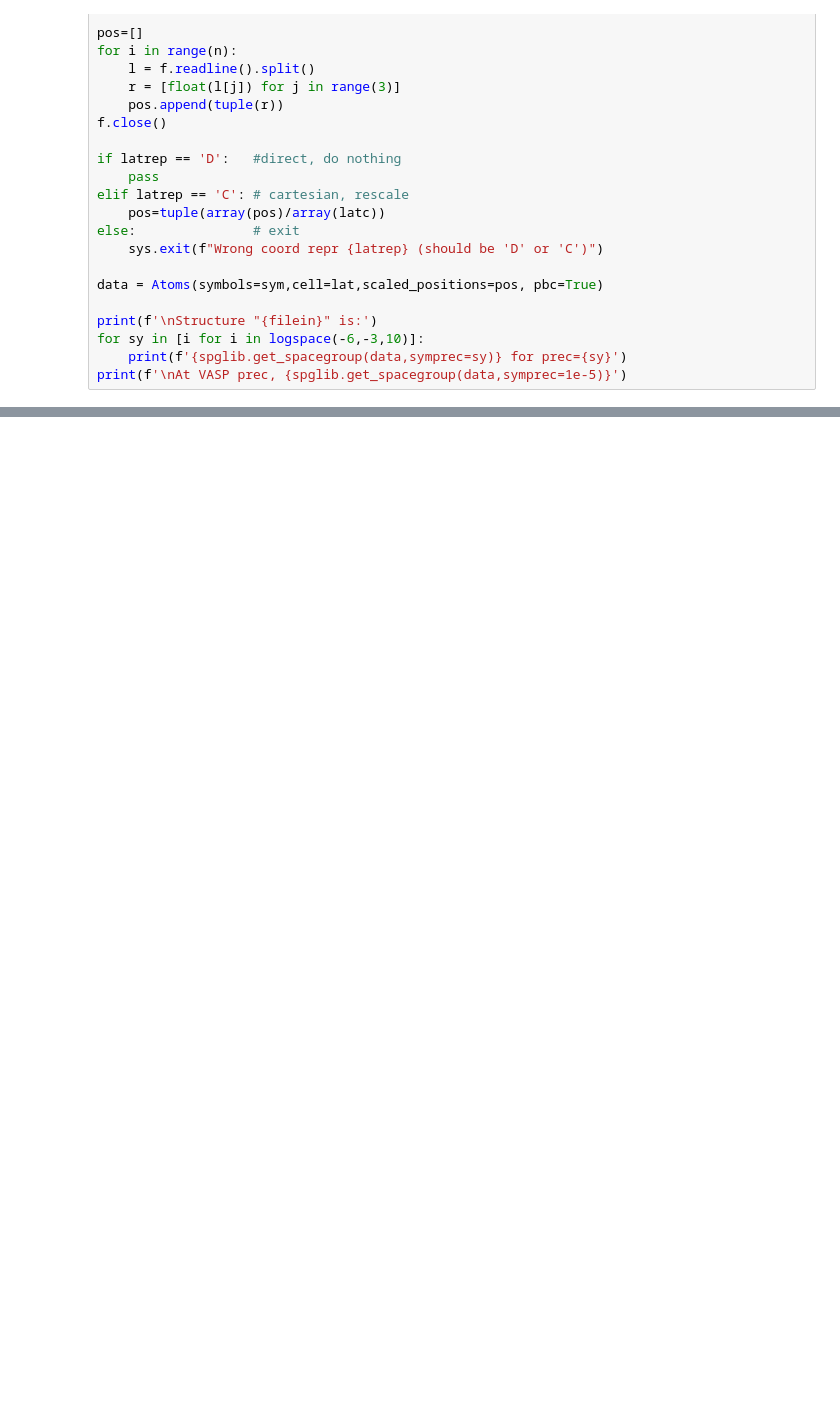
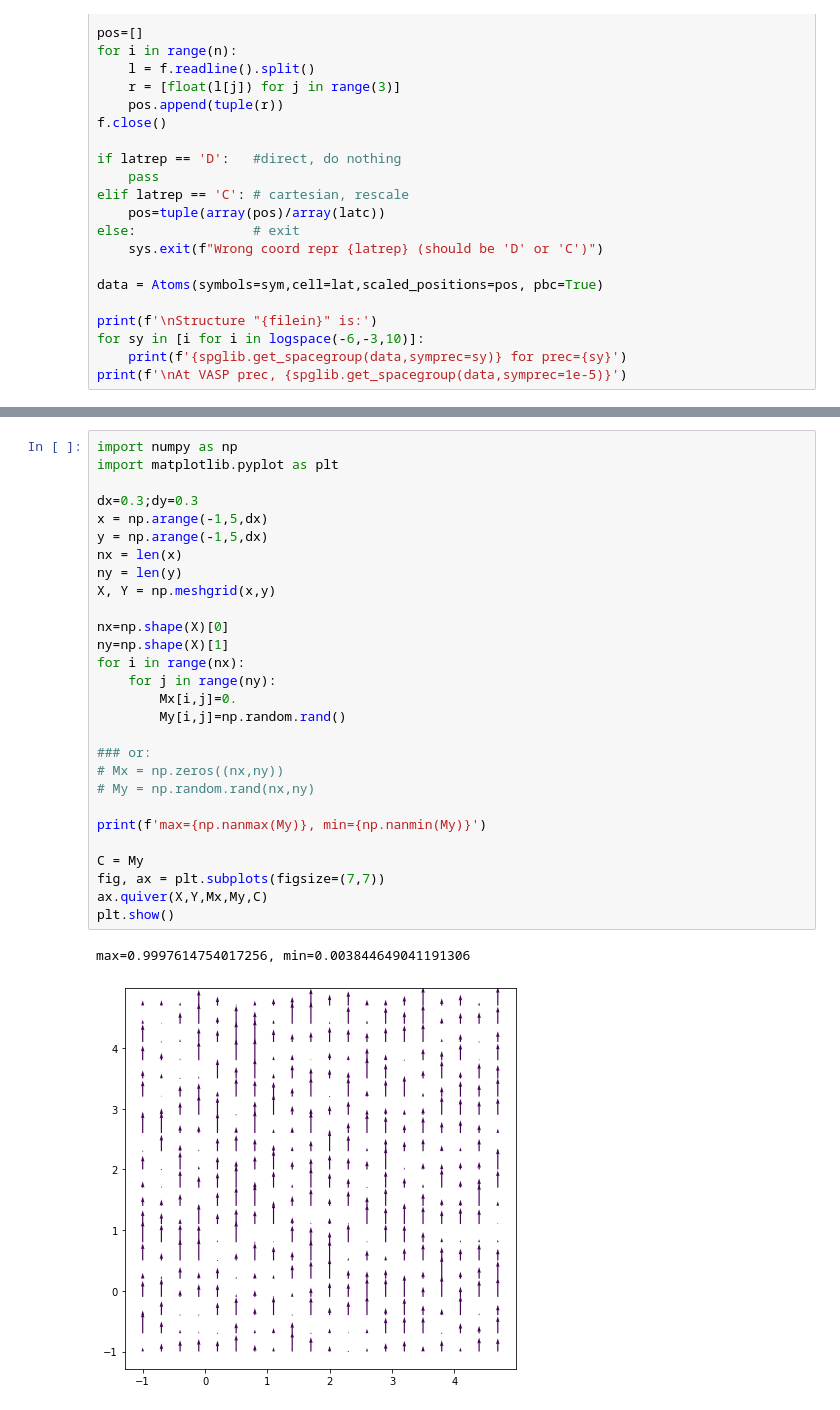
Before and after one commit to vfiore/100DOC, a Jupyter notebook: 100daysofcode.ipynb, the cells around one changed output, grey strips where cells are left out. Cells and saved outputs as stored; diff of their text form; blank space fills up the shorter version.

```diff
--- a/100daysofcode.ipynb
+++ b/100daysofcode.ipynb
@@ -1264,0 +1292,31 @@ print(f'\nAt VASP prec, {spglib.get_spacegroup(data,symprec=1e-5)}')
+# %%
+import numpy as np
+import matplotlib.pyplot as plt
+
+dx=0.3;dy=0.3
+x = np.arange(-1,5,dx)
+y = np.arange(-1,5,dx)
+nx = len(x)
+ny = len(y)
+X, Y = np.meshgrid(x,y)
+
+nx=np.shape(X)[0]
+ny=np.shape(X)[1]
+for i in range(nx):
+    for j in range(ny):
+        Mx[i,j]=0.
+        My[i,j]=np.random.rand()
+
+### or:
+# Mx = np.zeros((nx,ny))
+# My = np.random.rand(nx,ny)
+
+print(f'max={np.nanmax(My)}, min={np.nanmin(My)}')
+
+C = My
+fig, ax = plt.subplots(figsize=(7,7))
+ax.quiver(X,Y,Mx,My,C)
+plt.show()
+# %% [output]
+max=0.9997614754017256, min=0.003844649041191306
+[figure, added]
```
Also changed, not shown: parts of 6 cells of this notebook.
